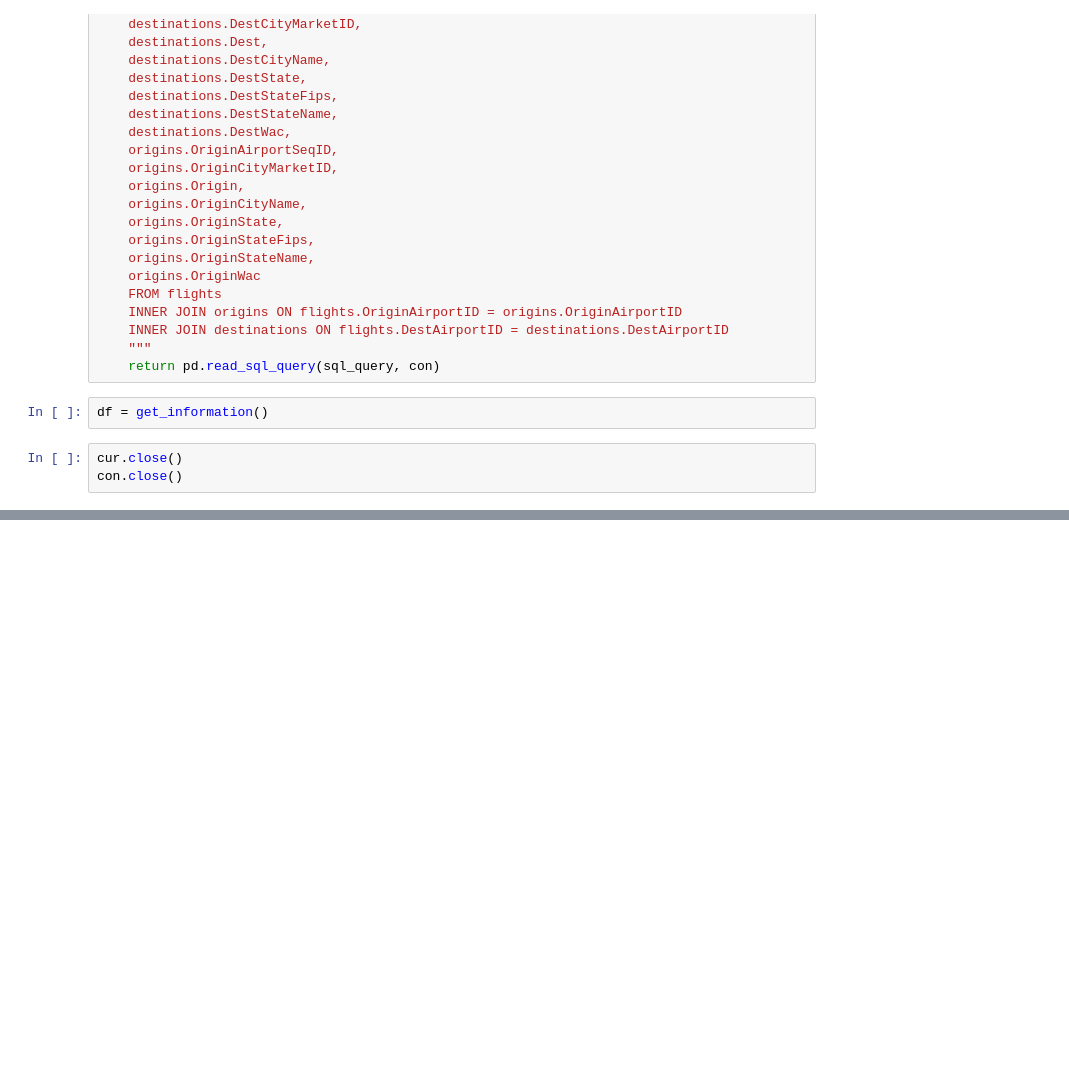
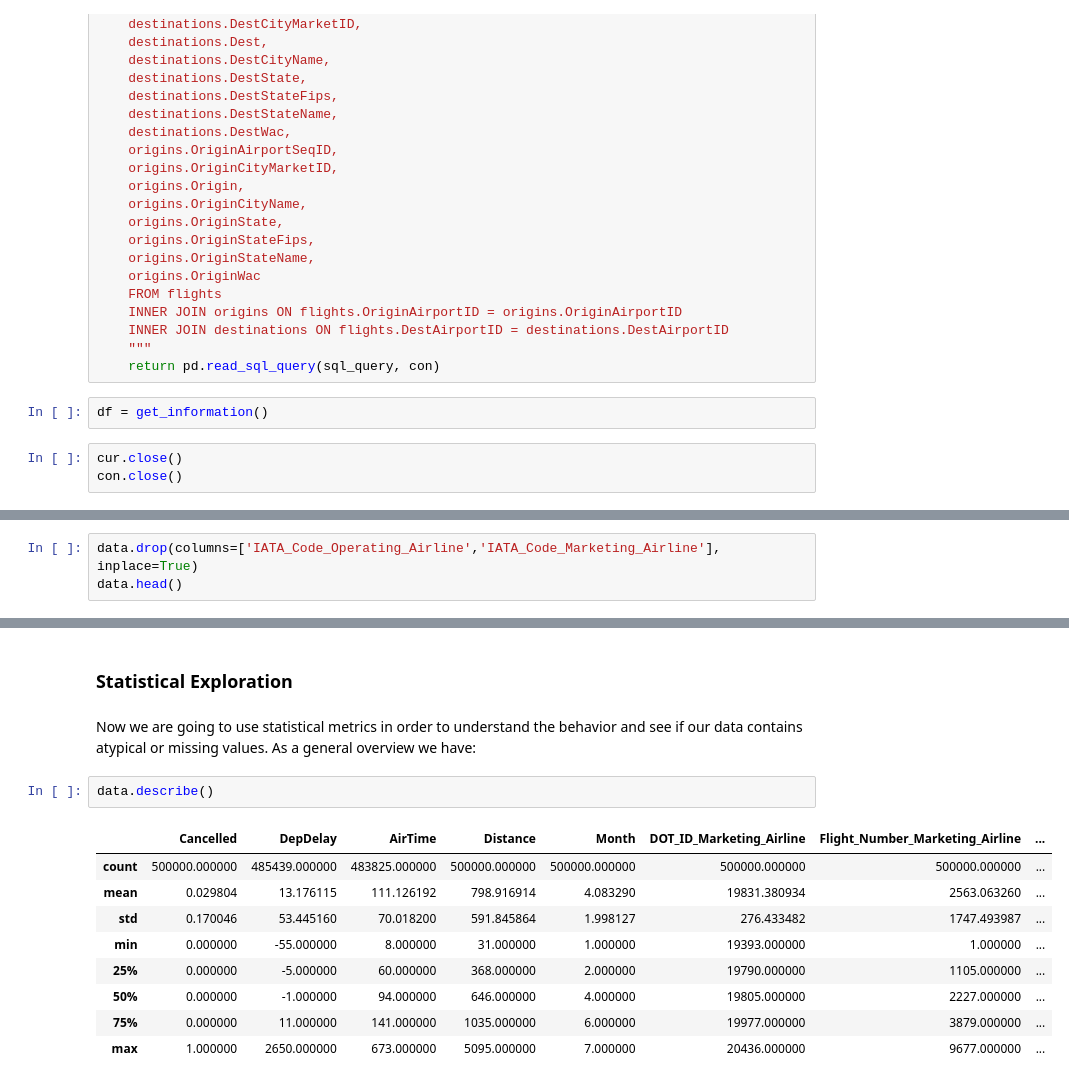
Before and after one commit to Diegomca98/final-project, a Jupyter notebook: src/project.ipynb, the cells around one changed output, grey strips where cells are left out. Drawn from its saved outputs; the diff is of its cells as text; blank space fills up the shorter version.

```diff
--- a/src/project.ipynb
+++ b/src/project.ipynb
@@ -546,0 +629,3 @@ con.close()
+# %%
+data.drop(columns=['IATA_Code_Operating_Airline','IATA_Code_Marketing_Airline'], inplace=True)
+data.head()
@@ -546,0 +656,16 @@ con.close()
+# %% [markdown]
+### Statistical Exploration
+# %% [markdown]
+Now we are going to use statistical metrics in order to understand the behavior and see if our data contains atypical or missing values. As a general overview we have:
+# %%
+data.describe()
+# %% [output]
+|  | Cancelled | DepDelay | AirTime | Distance | Month | DOT_ID_Marketing_Airline | Flight_Number_Marketing_Airline | ... |
+| count | 500000.000000 | 485439.000000 | 483825.000000 | 500000.000000 | 500000.000000 | 500000.000000 | 500000.000000 | ... |
+| mean | 0.029804 | 13.176115 | 111.126192 | 798.916914 | 4.083290 | 19831.380934 | 2563.063260 | ... |
+| std | 0.170046 | 53.445160 | 70.018200 | 591.845864 | 1.998127 | 276.433482 | 1747.493987 | ... |
+| min | 0.000000 | -55.000000 | 8.000000 | 31.000000 | 1.000000 | 19393.000000 | 1.000000 | ... |
+| 25% | 0.000000 | -5.000000 | 60.000000 | 368.000000 | 2.000000 | 19790.000000 | 1105.000000 | ... |
+| 50% | 0.000000 | -1.000000 | 94.000000 | 646.000000 | 4.000000 | 19805.000000 | 2227.000000 | ... |
+| 75% | 0.000000 | 11.000000 | 141.000000 | 1035.000000 | 6.000000 | 19977.000000 | 3879.000000 | ... |
+| max | 1.000000 | 2650.000000 | 673.000000 | 5095.000000 | 7.000000 | 20436.000000 | 9677.000000 | ... |
```
Also changed, not shown: parts of 27 cells of this notebook.
